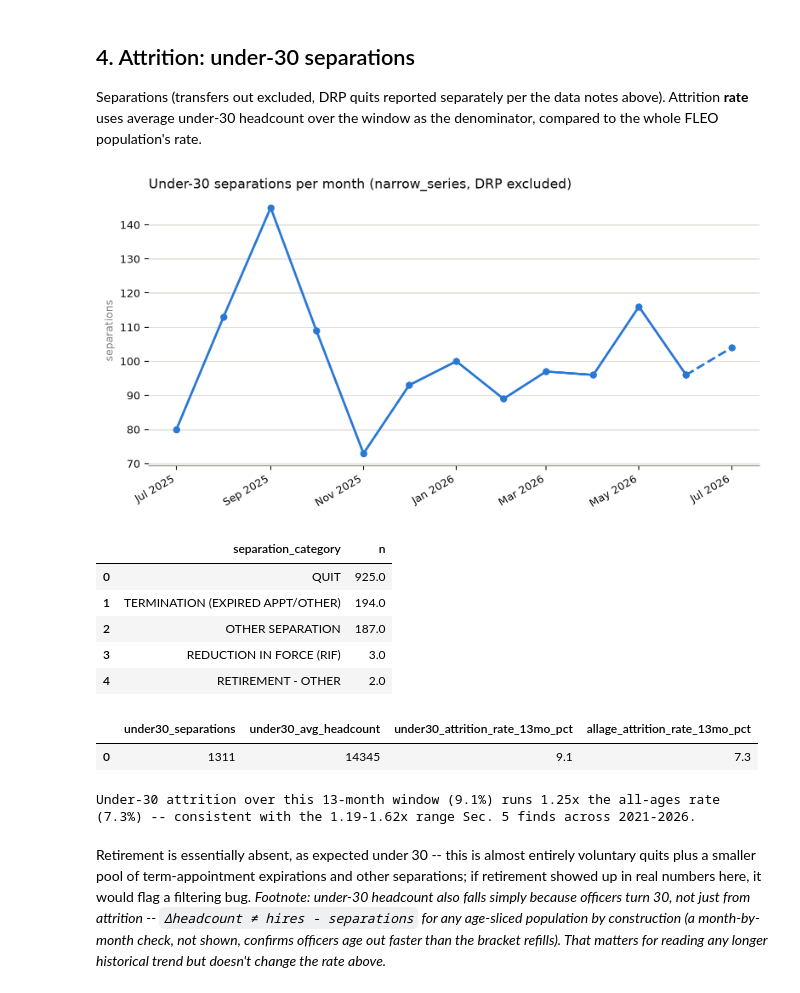
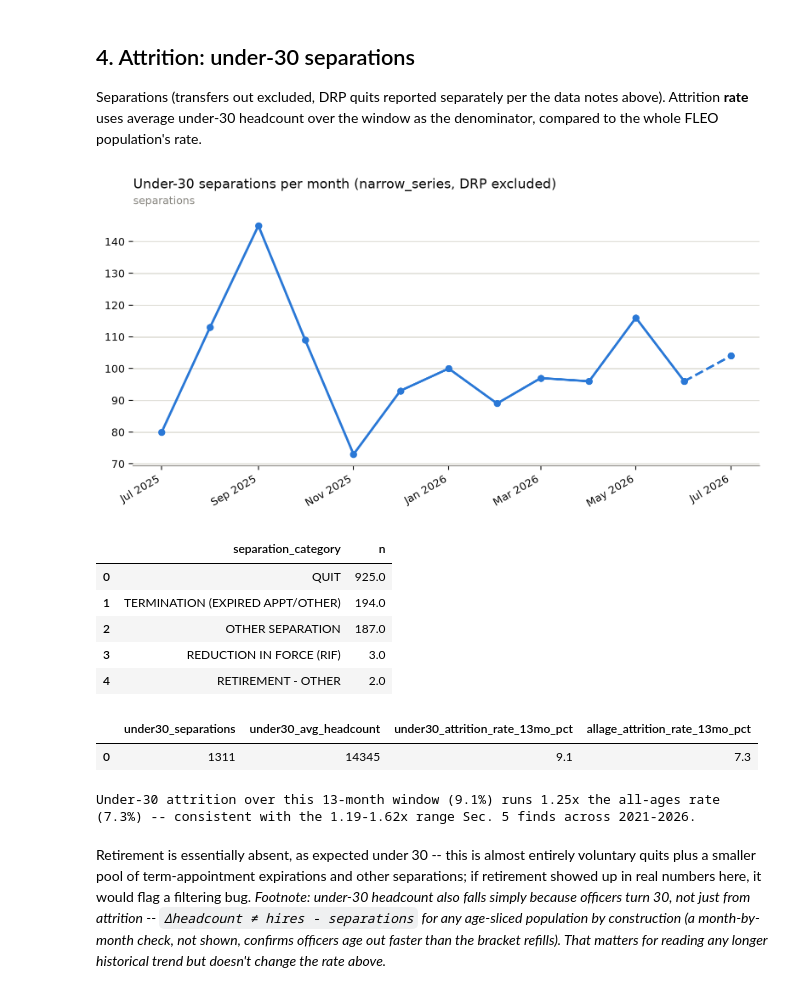
Before and after one commit to abigailhaddad/fleo-under30, a Jupyter notebook: fleo_under30.ipynb, the cells around one changed output. Cells and saved outputs as stored; diff of their text form; code cells hidden in the pictures.

```diff
--- a/fleo_under30.ipynb
+++ b/fleo_under30.ipynb
@@ -48,7 +48,9 @@ def style_ax(ax, ylabel=None):
     ax.set_axisbelow(True)
     ax.tick_params(colors=INK, labelsize=9)
     if ylabel:
-        ax.set_ylabel(ylabel, color=MUTED, fontsize=9)
+        # horizontal caption above the axis, not matplotlib's default vertical ylabel --
+        # rotated text is unreadable at the small sizes social platforms render images at
+        ax.text(0, 1.03, ylabel, transform=ax.transAxes, color=MUTED, fontsize=9, ha="left", va="bottom")
     ax.yaxis.set_major_formatter(mticker.FuncFormatter(lambda v, _: f"{v:,.0f}"))
 # %%
 # Everything the Bottom Line needs, computed once via the shared src/headline.py
@@ -473,7 +475,7 @@ solid, dashed = as_dt_index(hires_u30.loc[:"202606"]), as_dt_index(hires_u30.loc
 fig, ax = plt.subplots(figsize=(8, 4.2))
 ax.plot(solid.index, solid.values, color=SERIES_COLOR, marker="o", markersize=5, linewidth=2)
 ax.plot(dashed.index, dashed.values, color=SERIES_COLOR, marker="o", markersize=5, linewidth=2, linestyle="--")
-ax.set_title("Under-30 new hires per month (narrow_series)", fontsize=11, color=INK, loc="left")
+ax.set_title("Under-30 new hires per month (narrow_series)", fontsize=11, color=INK, loc="left", pad=22)
 style_ax(ax, "hires")
 ax.xaxis.set_major_locator(mdates.MonthLocator(interval=2))
 ax.xaxis.set_major_formatter(mdates.DateFormatter("%b %Y"))
@@ -538,40 +540,40 @@ solid, dashed = as_dt_index(sep_u30.loc[:"202606"]), as_dt_index(sep_u30.loc["20
 fig, ax = plt.subplots(figsize=(8, 4.2))
 ax.plot(solid.index, solid.values, color=SERIES_COLOR, marker="o", markersize=5, linewidth=2)
 ax.plot(dashed.index, dashed.values, color=SERIES_COLOR, marker="o", markersize=5, linewidth=2, linestyle="--")
-ax.set_title("Under-30 separations per month (narrow_series, DRP excluded)", fontsize=11, color=INK, loc="left")
+ax.set_title("Under-30 separations per month (narrow_series, DRP excluded)", fontsize=11, color=INK, loc="left", pad=22)
 style_ax(ax, "separations")
 ax.xaxis.set_major_locator(mdates.MonthLocator(interval=2))
 ax.xaxis.set_major_formatter(mdates.DateFormatter("%b %Y"))
 for lbl in ax.get_xticklabels():
     lbl.set_rotation(30)
     lbl.set_ha("right")
 plt.tight_layout()
 plt.show()
 
 w = where_clause(VALIDATED_METHOD)
 sep_cat = con.execute(f'''
     SELECT separation_category, SUM(count) n
     FROM '{SEP}'
     WHERE event_ym BETWEEN '{WINDOW_START}' AND '{WINDOW_END}'
       AND {U30} AND {NOT_TRANSFER_OUT} AND drp_indicator = 'N' AND ({w})
     GROUP BY 1 ORDER BY n DESC
 ''').df()
 display(sep_cat)  # retirement should be ~absent under 30 -- a sanity check, not a finding
 
 sep_tot = con.execute(f"SELECT SUM(count) FROM '{SEP}' WHERE event_ym BETWEEN '{WINDOW_START}' AND '{WINDOW_END}' AND {NOT_TRANSFER_OUT} AND drp_indicator='N' AND ({w})").fetchone()[0]
 sep_u = con.execute(f"SELECT SUM(count) FROM '{SEP}' WHERE event_ym BETWEEN '{WINDOW_START}' AND '{WINDOW_END}' AND {NOT_TRANSFER_OUT} AND drp_indicator='N' AND {U30} AND ({w})").fetchone()[0]
 u30_rate, allage_rate = 100 * sep_u / hc_u30.mean(), 100 * sep_tot / hc_tot.mean()
 display(pd.DataFrame([{
     "under30_separations": int(sep_u),
     "under30_avg_headcount": round(hc_u30.mean()),
     "under30_attrition_rate_13mo_pct": round(u30_rate, 1),
     "allage_attrition_rate_13mo_pct": round(allage_rate, 1),
 }]))
 print(f"Under-30 attrition over this 13-month window ({u30_rate:.1f}%) runs {u30_rate/allage_rate:.2f}x "
       f"the all-ages rate ({allage_rate:.1f}%) -- consistent with the {attr_ratio_ttm.min():.2f}-{attr_ratio_ttm.max():.2f}x "
       f"range Sec. 5 finds across {HIST_START[:4]}-{HIST_END[:4]}.")
 # %% [output]
-[figure, old version]
+[figure, new version]
 |  | separation_category | n |
 | 0 | QUIT | 925.0 |
 | 1 | TERMINATION (EXPIRED APPT/OTHER) | 194.0 |
```
Also changed, not shown: parts of 1 cell of this notebook, 2 other files.
